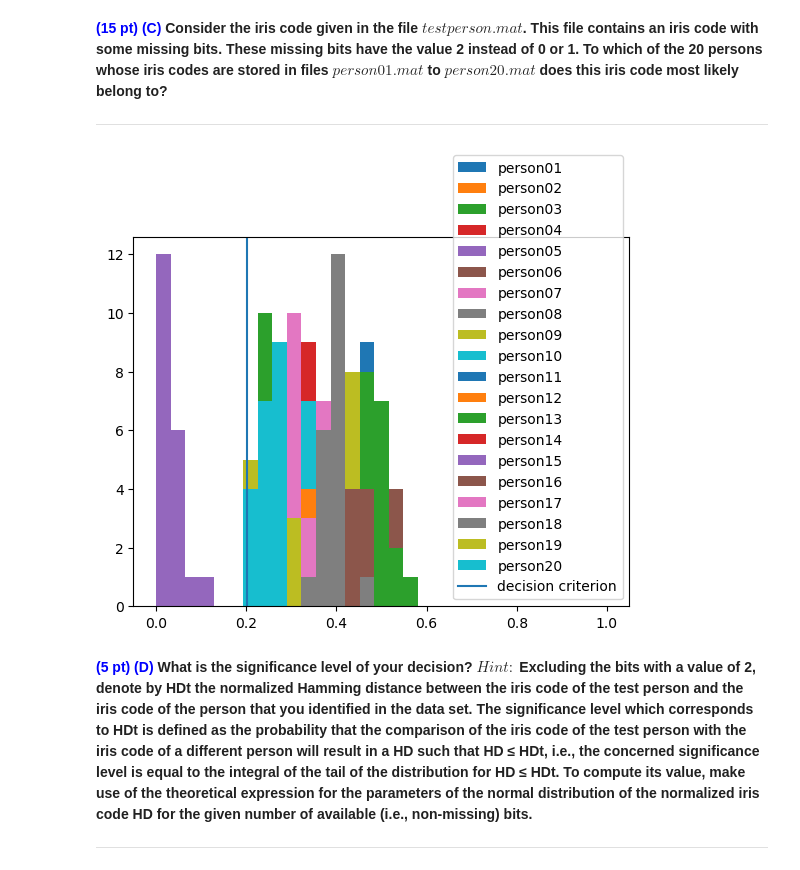
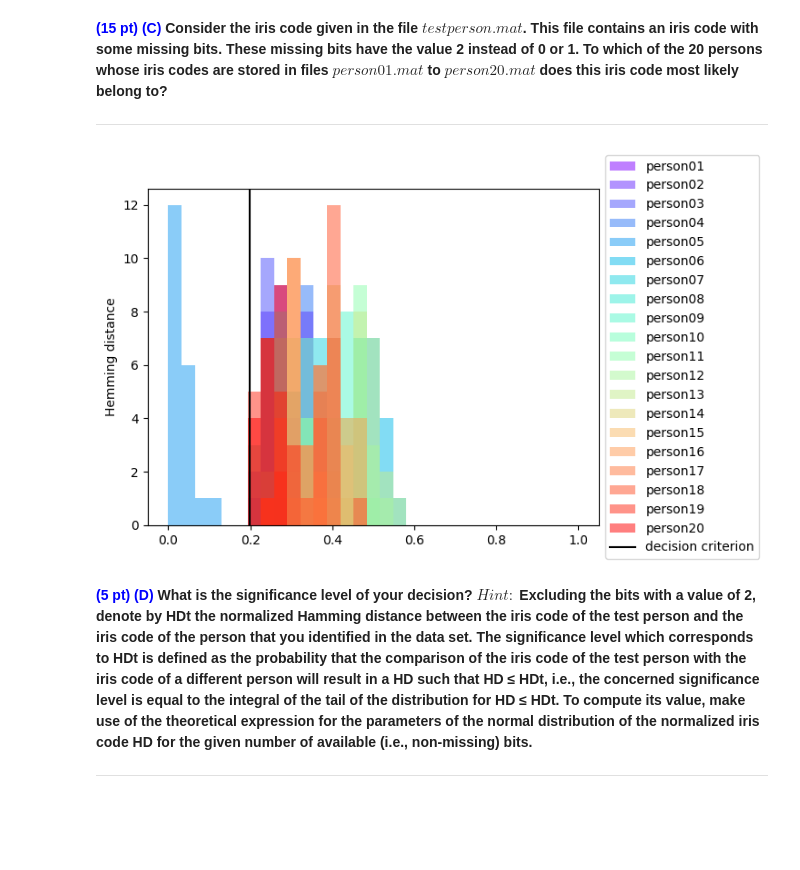
Before and after one commit to mvasselt2006/PR, a Jupyter notebook: Lab1/Elsjan_Asselt_6.ipynb, the cells around one changed output. Cells and saved outputs as stored; diff of their text form; code cells hidden in the pictures; blank space fills up the shorter version.

```diff
--- a/Lab1/Elsjan_Asselt_6.ipynb
+++ b/Lab1/Elsjan_Asselt_6.ipynb
@@ -243,17 +245,25 @@ for i,name in enumerate(names):
         masked_person= np.ma.masked_array(iris_code[j,:],mask=test_mask)
         HD= HD_norm(masked_person,masked_testcode)
         HD_comp[i,j]=HD
-    HD_med[i]=np.median(HD_comp[i,:])
+    HD_med[i]=np.mean(HD_comp[i,:])
 # %%
+color = cm.rainbow(np.linspace(0, 1, 20))
+
 fig = plt.figure()
+
 ax= fig.subplots()
 for i in range(20):
-    ax.hist(HD_comp[i,:], bins=31, range=(0,1),label=names[i])
-ax.axvline(d,label="decision criterion")
-ax.legend()
+    ax.hist(HD_comp[i,:], bins=31, range=(0,1), label=names[i], color=color[i], alpha=0.5)
+ax.axvline(d,label="decision criterion", color='black')
+ax.legend(bbox_to_anchor=(1, 0.5), loc="center left")
+
+ax.set_title("")
+ax.set_ylabel("counts")
+ax.set_ylabel("Hemming distance")
+
 show()
 # %% [output]
-[figure, old version]
+[figure, new version]
 # %% [markdown]
 <span style="color:blue"> **(5 pt) (D)** </span> **What is the significance level of your decision? $Hint:$ Excluding the bits with a value of 2, denote by HDt the normalized Hamming distance between the iris code of the test person and the iris code of the person that you identified in the data set. The significance level which corresponds to HDt is defined as the probability that the comparison of the iris code of the test person with the iris code of a different person will result in a HD such that HD ≤ HDt, i.e., the concerned significance level is equal to the integral of the tail of the distribution for HD ≤ HDt. To compute its value, make use of the theoretical expression for the parameters of the normal distribution of the normalized iris code HD for the given number of available (i.e., non-missing) bits.**
 
```
Also changed, not shown: parts of 8 cells of this notebook.
